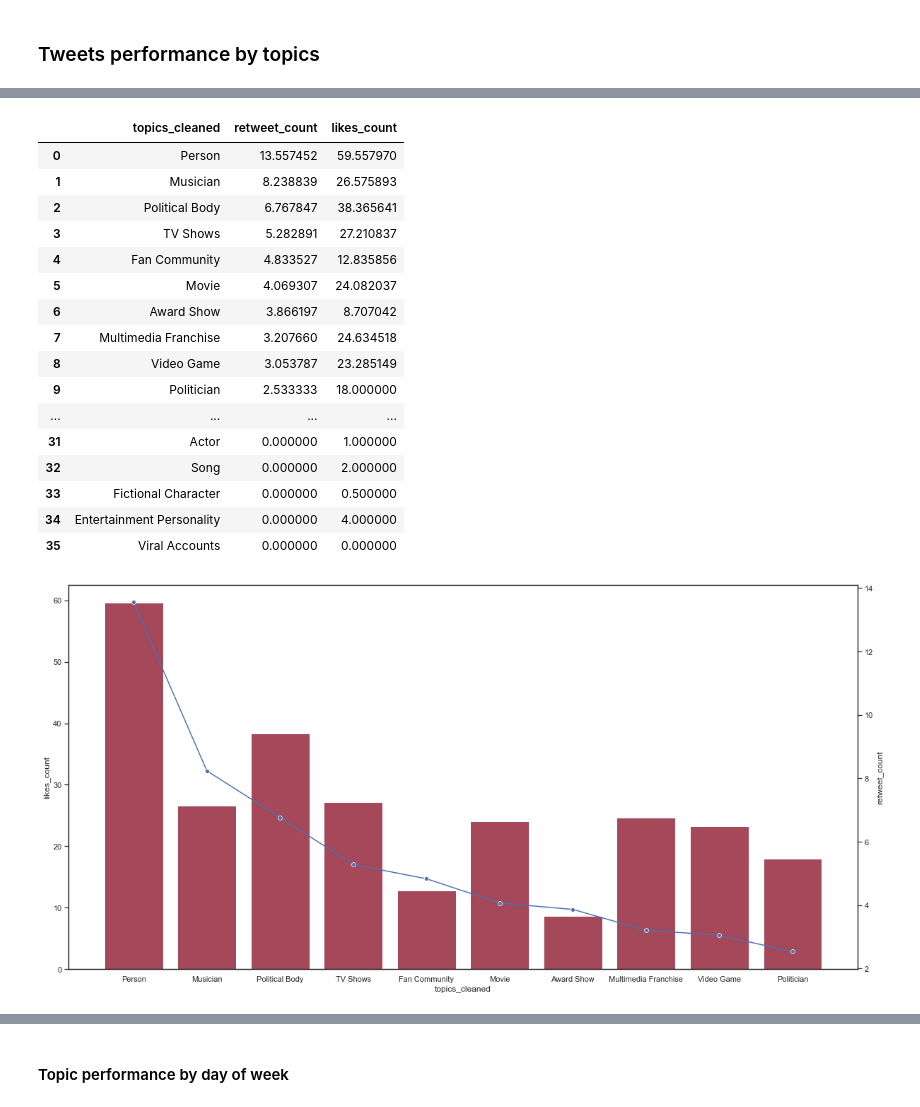
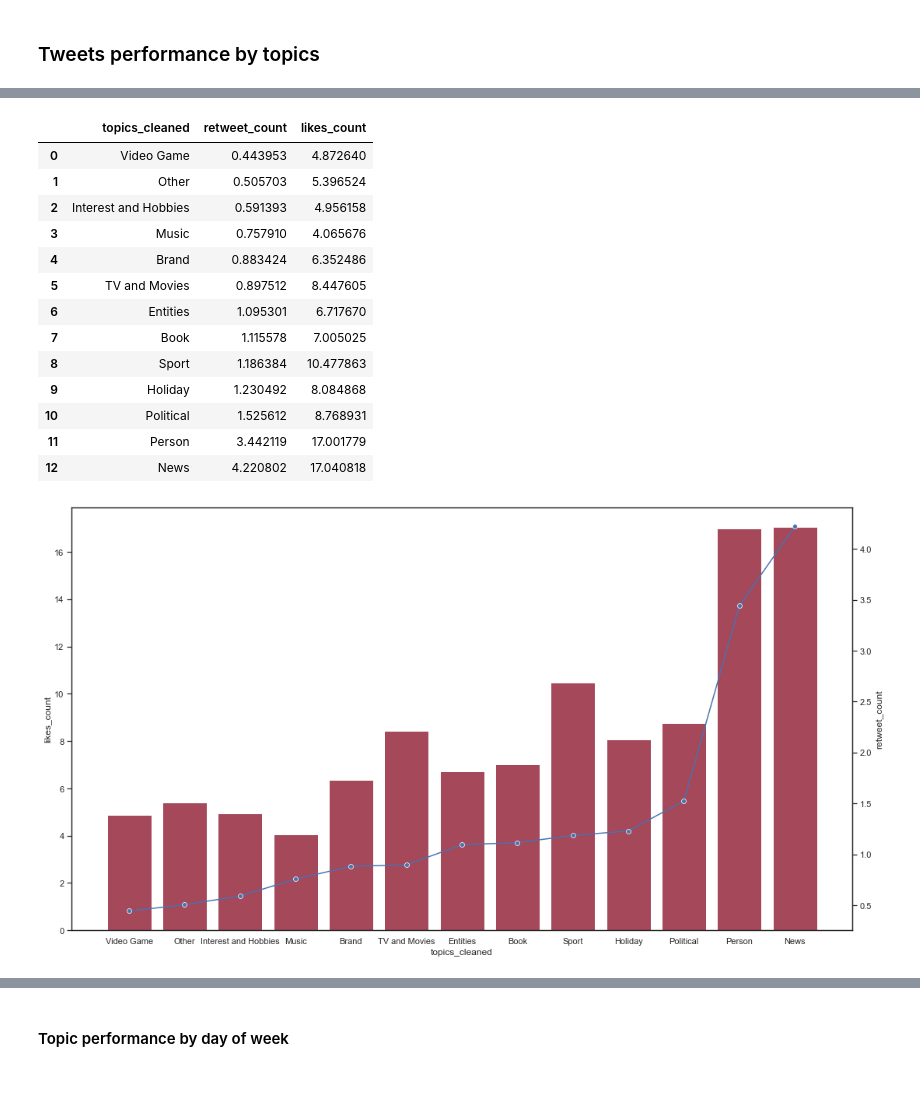
Before and after one commit to MiguelDordio/InformationFlow, a Jupyter notebook: Twitter/analysis/popularity_prevision.ipynb, the cells around one changed output, grey strips where cells are left out. Cells and saved outputs as stored; diff of their text form; code cells hidden in the pictures.

Commit message:
improved topics charts

```diff
--- a/Twitter/analysis/popularity_prevision.ipynb
+++ b/Twitter/analysis/popularity_prevision.ipynb
@@ -363,4 +352,4 @@ analysis_chart(tweet_analysis4, 'likes_count', 'sentiment', 'retweet_count', 10)
 # %% [markdown]
 ### Tweets performance by topics
 # %%
-topic_analysis = tweet_analysis[tweet_analysis['topics'] != '']
+topic_analysis = tweet_analysis[tweet_analysis['topics'] != ''].copy()
@@ -379,4 +376,33 @@ def clean_topics(topic):
+# %%
+def group_topics(topic):
+    if 'Brand' in topic or 'Product' in topic:
+        return 'Brand'
+    elif 'Person' in topic:
+        return 'Person'
+    elif 'Sport' in topic or 'Athlete' in topic or 'Coach' in topic or 'Hockey' in topic or 'Football' in topic or 'NFL' in topic:
+        return 'Sport'
+    elif 'TV' in topic or 'Movie' in topic or 'Award' in topic or 'Actor' in topic or 'Fictional Character' in topic\
+            or 'Entertainment' in topic:
+        return 'TV and Movies'
+    elif 'Music' in topic or 'Musician' in topic or 'Concert' in topic or 'Song' in topic or 'Radio' in topic:
+        return 'Music'
+    elif 'Book' in topic:
+        return 'Book'
+    elif 'Hobbies' in topic:
+        return 'Interest and Hobbies'
+    elif 'Video Game' in topic or 'Esports' in topic or 'eSport' in topic:
+        return 'Video Game'
+    elif 'Political' in topic or 'Politicians' in topic:
+        return 'Political'
+    elif 'Holiday' in topic:
+        return 'Holiday'
+    elif 'News' in topic:
+        return 'News'
+    elif 'Entities' in topic:
+        return 'Entities'
+    else:
+        return 'Other'
 # %%
-topic_analysis['topics_cleaned'] = topic_analysis['topics'].apply(lambda topic: clean_topics(topic))
-topic_analysis
+topic_analysis['topics_cleaned'] = topic_analysis['topics'].apply(lambda topic: group_topics(topic))
+topic_analysis['topics_cleaned'].value_counts(normalize=True)
 # %% [output]
@@ -434,27 +455,24 @@ Name: topics_cleaned, dtype: float64
 # %%
 topic_analysis1 = topic_analysis.groupby(['topics_cleaned']).agg(
     retweet_count=pd.NamedAgg(column="retweet_count", aggfunc="mean"),
-    likes_count=pd.NamedAgg(column="like_count", aggfunc="mean")).sort_values(by=['retweet_count'], ascending=False).reset_index()
+    likes_count=pd.NamedAgg(column="like_count", aggfunc="mean")).sort_values(by=['retweet_count'], ascending=True).reset_index()
 topic_analysis1
 # %% [output]
 |  | topics_cleaned | retweet_count | likes_count |
-| 0 | Person | 13.557452 | 59.557970 |
-| 1 | Musician | 8.238839 | 26.575893 |
-| 2 | Political Body | 6.767847 | 38.365641 |
-| 3 | TV Shows | 5.282891 | 27.210837 |
-| 4 | Fan Community | 4.833527 | 12.835856 |
-| 5 | Movie | 4.069307 | 24.082037 |
-| 6 | Award Show | 3.866197 | 8.707042 |
-| 7 | Multimedia Franchise | 3.207660 | 24.634518 |
-| 8 | Video Game | 3.053787 | 23.285149 |
-| 9 | Politician | 2.533333 | 18.000000 |
-| ... | ... | ... | ... |
-| 31 | Actor | 0.000000 | 1.000000 |
-| 32 | Song | 0.000000 | 2.000000 |
-| 33 | Fictional Character | 0.000000 | 0.500000 |
-| 34 | Entertainment Personality | 0.000000 | 4.000000 |
-| 35 | Viral Accounts | 0.000000 | 0.000000 |
+| 0 | Video Game | 0.443953 | 4.872640 |
+| 1 | Other | 0.505703 | 5.396524 |
+| 2 | Interest and Hobbies | 0.591393 | 4.956158 |
+| 3 | Music | 0.757910 | 4.065676 |
+| 4 | Brand | 0.883424 | 6.352486 |
+| 5 | TV and Movies | 0.897512 | 8.447605 |
+| 6 | Entities | 1.095301 | 6.717670 |
+| 7 | Book | 1.115578 | 7.005025 |
+| 8 | Sport | 1.186384 | 10.477863 |
+| 9 | Holiday | 1.230492 | 8.084868 |
+| 10 | Political | 1.525612 | 8.768931 |
+| 11 | Person | 3.442119 | 17.001779 |
+| 12 | News | 4.220802 | 17.040818 |
 # %%
-analysis_chart(topic_analysis1[:10], 'retweet_count', 'topics_cleaned', 'likes_count', 20)
+analysis_chart(topic_analysis1, 'retweet_count', 'topics_cleaned', 'likes_count', 18)
 # %% [output]
-[figure, old version]
+[figure, new version]
```
Also changed, not shown: parts of 74 cells of this notebook, 1 other file.
